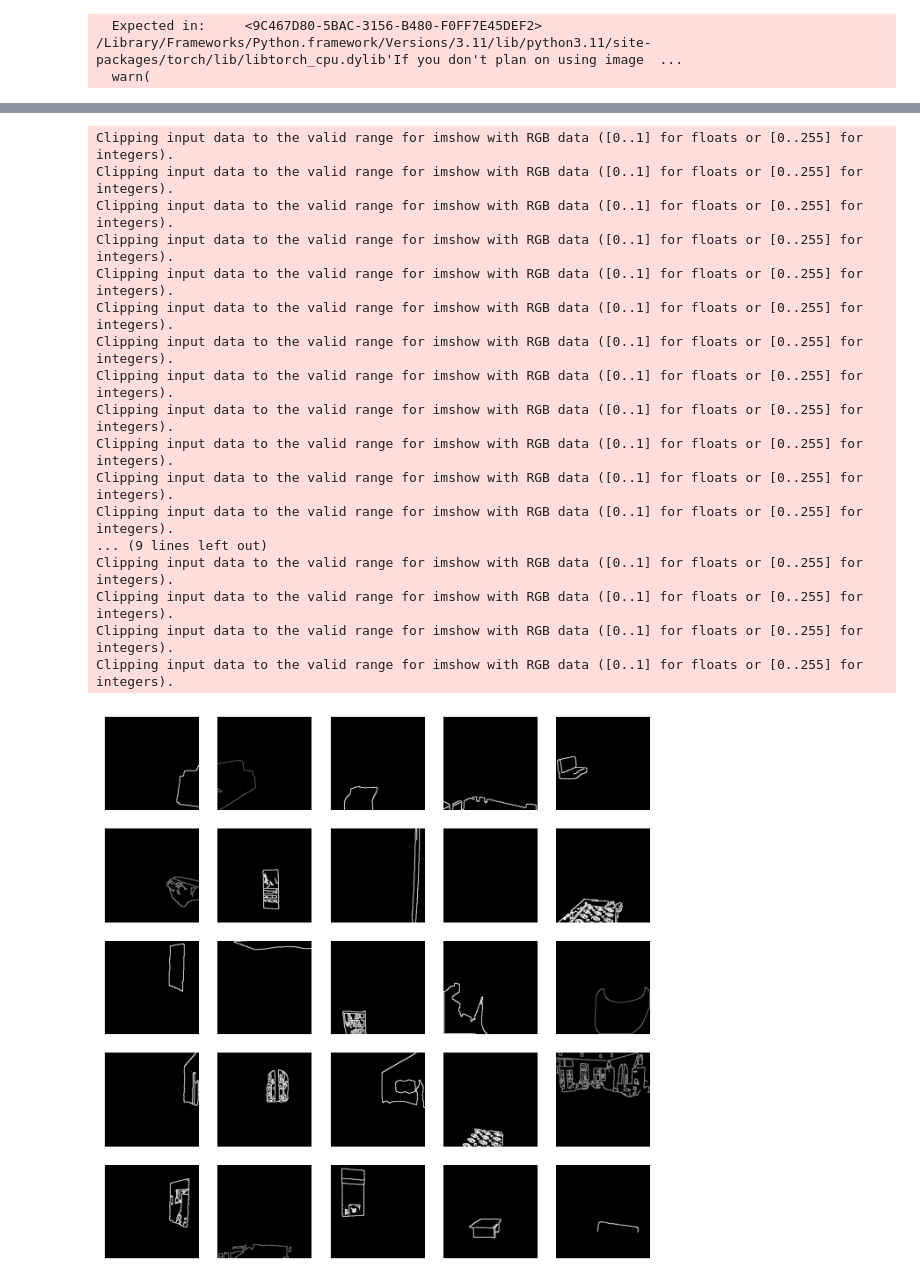
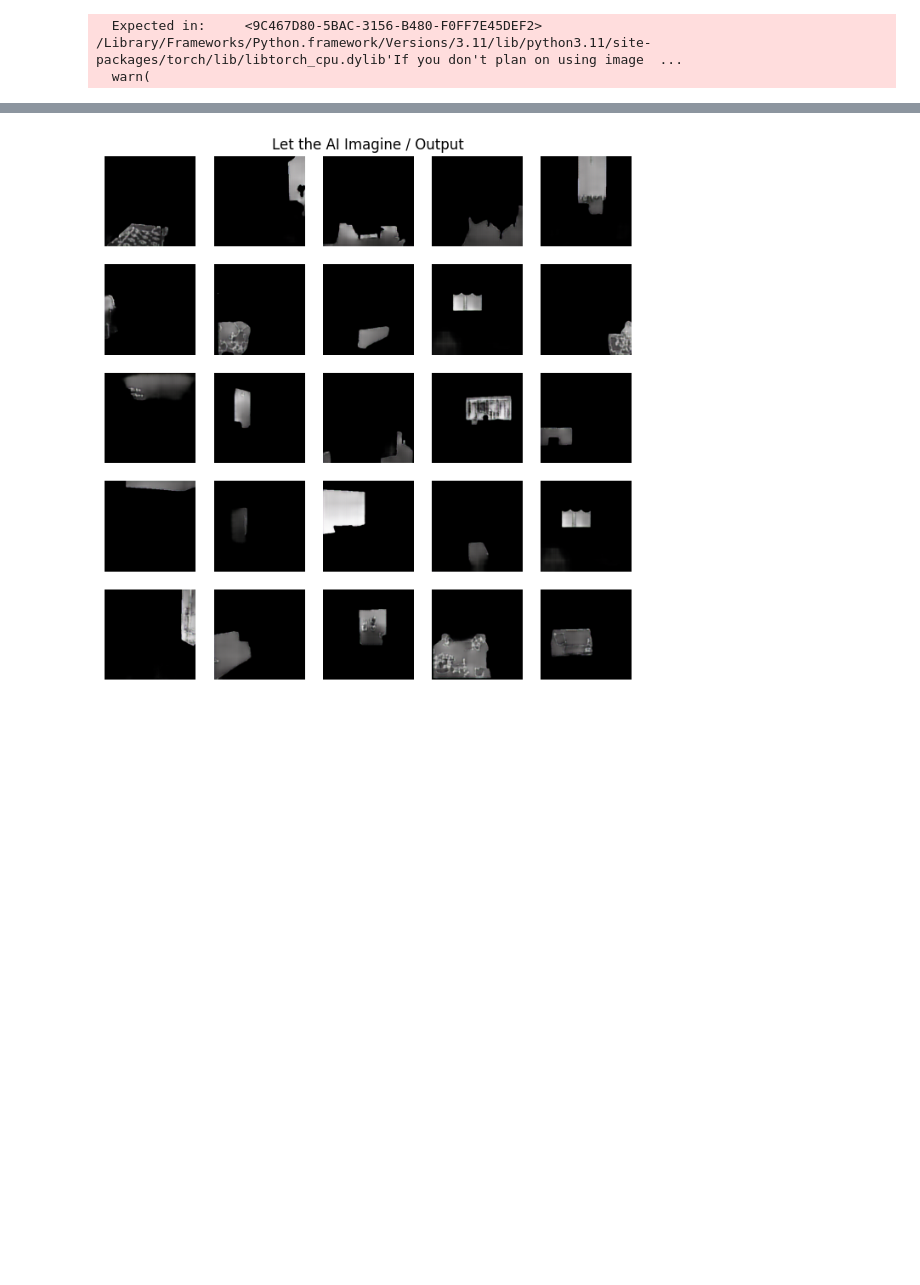
Before and after one commit to Mafaz03/PixSketch2Pix, a Jupyter notebook: eval_model.ipynb, the cells around one changed output, grey strips where cells are left out. Saved outputs shown, nothing was run; the diff lists cells and outputs as text; code cells hidden in the pictures; blank space fills up the shorter version.

```diff
--- a/eval_model.ipynb
+++ b/eval_model.ipynb
@@ -28,7 +28,7 @@ val_dataset = Image_dataset(root_dir=config.VAL_DIR)
 val_loader = DataLoader(val_dataset, batch_size=1, shuffle=False)
 # %%
 val_dataset = Image_dataset(root_dir=config.VAL_DIR)
-val_loader = DataLoader(val_dataset, batch_size=1, shuffle=False)
+val_loader = DataLoader(val_dataset, batch_size=1, shuffle=True)
 
 all = {"x": [], "z": [], "y": [], "y_fake": []}
 
@@ -51,3 +51,14 @@ for idx, (x,z,y) in tqdm(enumerate(val_loader)):
 # %%
 def convert(x):
     return np.moveaxis(np.array(x[0, :, :, :]), 0, -1)
+# %%
+fig = plt.figure(figsize=(10, 10))
+plt.title("Remove part of an image / Input")
+plt.axis("off")
+columns = 5
+rows = 5
+for i in range(1, columns*rows +1):
+    img = convert(all['x'][i-1])
+    fig.add_subplot(rows, columns, i)
+    plt.imshow(img)
+    plt.axis("off")
@@ -65,28 +114,15 @@ for i in range(1, columns*rows +1):
 # %%
 fig = plt.figure(figsize=(8, 8))
+
+plt.title("Let the AI Imagine / Output")
+plt.axis("off")
+
 columns = 5
 rows = 5
 for i in range(1, columns*rows +1):
-    img = convert(all['z'][i-1])
+    img = convert(all['y_fake'][i-1])
     fig.add_subplot(rows, columns, i)
     plt.imshow(img)
     plt.axis("off")
 # %% [output]
-Clipping input data to the valid range for imshow with RGB data ([0..1] for floats or [0..255] for integers).
-Clipping input data to the valid range for imshow with RGB data ([0..1] for floats or [0..255] for integers).
-Clipping input data to the valid range for imshow with RGB data ([0..1] for floats or [0..255] for integers).
-Clipping input data to the valid range for imshow with RGB data ([0..1] for floats or [0..255] for integers).
-Clipping input data to the valid range for imshow with RGB data ([0..1] for floats or [0..255] for integers).
-Clipping input data to the valid range for imshow with RGB data ([0..1] for floats or [0..255] for integers).
-Clipping input data to the valid range for imshow with RGB data ([0..1] for floats or [0..255] for integers).
-Clipping input data to the valid range for imshow with RGB data ([0..1] for floats or [0..255] for integers).
-Clipping input data to the valid range for imshow with RGB data ([0..1] for floats or [0..255] for integers).
-Clipping input data to the valid range for imshow with RGB data ([0..1] for floats or [0..255] for integers).
-Clipping input data to the valid range for imshow with RGB data ([0..1] for floats or [0..255] for integers).
-Clipping input data to the valid range for imshow with RGB data ([0..1] for floats or [0..255] for integers).
-... (9 lines left out)
-Clipping input data to the valid range for imshow with RGB data ([0..1] for floats or [0..255] for integers).
-Clipping input data to the valid range for imshow with RGB data ([0..1] for floats or [0..255] for integers).
-Clipping input data to the valid range for imshow with RGB data ([0..1] for floats or [0..255] for integers).
-Clipping input data to the valid range for imshow with RGB data ([0..1] for floats or [0..255] for integers).
-[figure, old version]
+[figure, new version]
```
Also changed, not shown: parts of 7 cells of this notebook, 4 other files.
